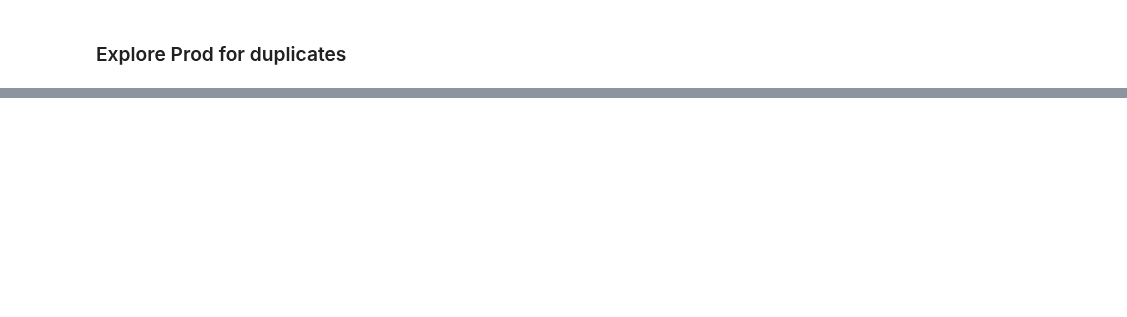
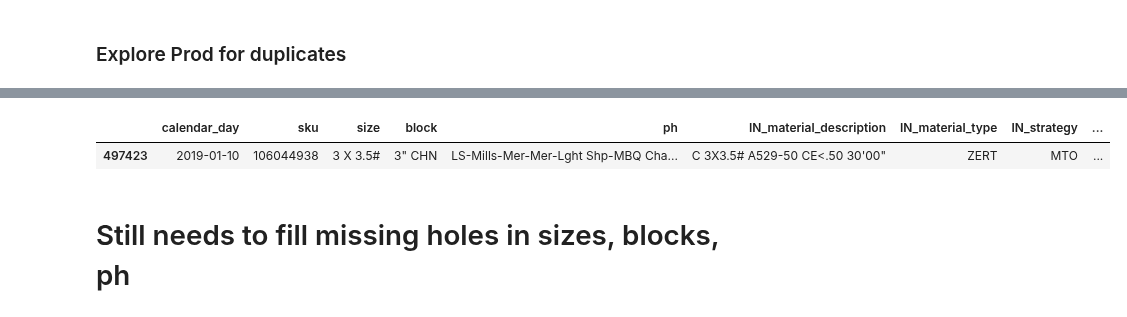
Before and after one commit to jvac06/pft, a Jupyter notebook: scripts/cleaning.ipynb, the cells around one changed output, grey strips where cells are left out. Cells and saved outputs as stored; diff of their text form; code cells hidden in the pictures; blank space fills up the shorter version.

```diff
--- a/scripts/cleaning.ipynb
+++ b/scripts/cleaning.ipynb
@@ -83,6 +84,7 @@ inv_hist2 = pd.read_pickle(ser_path+pklfiles[2])
 order_hist = pd.read_pickle(ser_path+pklfiles[3])
 atp_hist = pd.read_pickle(ser_path+pklfiles[4])
 prod_hist = pd.read_pickle(ser_path+pklfiles[5])
+merged_df = pd.read_pickle(ser_path+pklfiles[6])
 # %% [markdown]
 # Cleaning Up
 # %% [markdown]
@@ -1650,0 +1721,7 @@ merge5.info()
+# %%
+merged_df.sample()
+# %% [output]
+|  | calendar_day | sku | size | block | ph | IN_material_description | IN_material_type | IN_strategy | ... |
+| 497423 | 2019-01-10 | 106044938 | 3 X 3.5# | 3" CHN | LS-Mills-Mer-Mer-Lght Shp-MBQ Cha... | C 3X3.5# A529-50 CE<.50 30'00" | ZERT | MTO | ... |
+# %% [markdown]
+# Still needs to fill missing holes in sizes, blocks, ph
```
Also changed, not shown: parts of 46 cells of this notebook.
